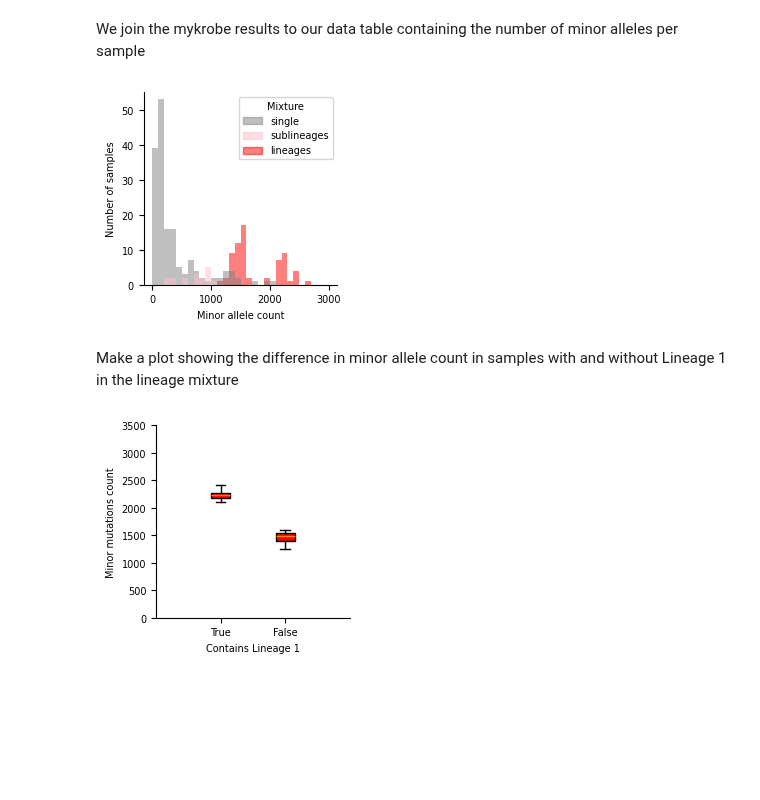
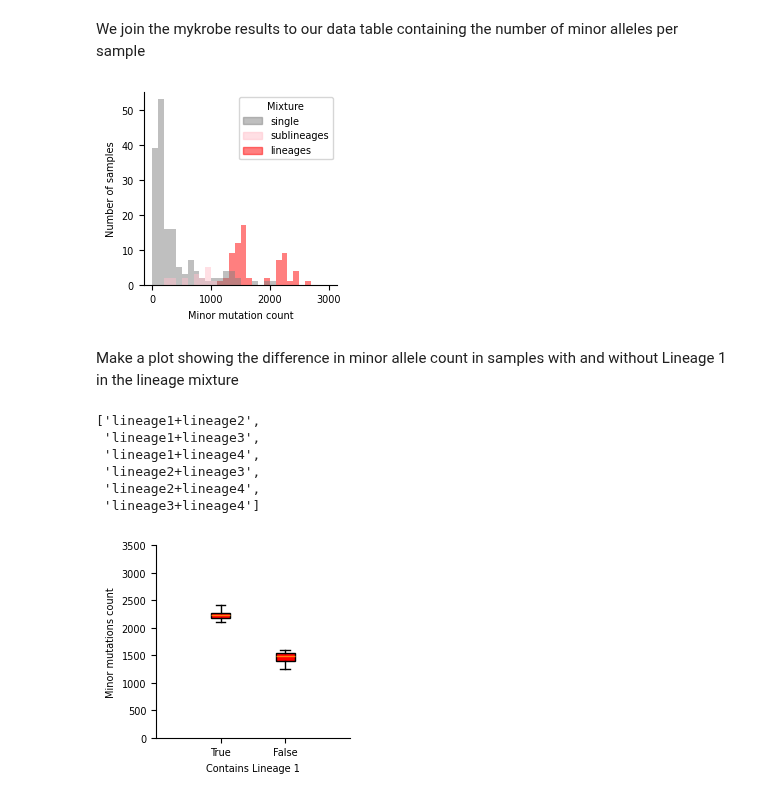
Before and after one commit to fowler-lab/tuberculosis-RNAP-subpopulations, a Jupyter notebook: analysis_refactored.ipynb, the cells around one changed output. Drawn from its saved outputs; the diff is of its cells as text; code cells hidden in the pictures; blank space fills up the shorter version.

```diff
--- a/analysis_refactored.ipynb
+++ b/analysis_refactored.ipynb
@@ -906,37 +909,53 @@ legend_order = ['single', 'sublineages', 'lineages']
 # Store proxies for the legend
 legend_proxies = {}
 
 # Loop through each group and plot its histogram
 for (label, group), color in zip(groups, colors):
     group['MINOR_COUNT'].plot(
         kind='hist',
         bins=range(0, 3100, 100),  # Adjust bin size if necessary
         color=color,
         alpha=0.5,  # Make bars semi-transparent for overlapping
         label=label,
         ax=ax
     )
     # Create a proxy artist for the legend
     if label in legend_order:
         legend_proxies[label] = mpatches.Patch(color=color, alpha=0.5)
 
 # Add the legend with the correct order
 ordered_proxies = [legend_proxies[label] for label in legend_order]
 ax.legend(ordered_proxies, legend_order, title='Mixture', loc='upper right')
 
 # Add labels and customize appearance
 ax.set_ylim(0, 55)
 ax.set_yticks(range(0, 60, 10))
-ax.set_xlabel('Minor allele count')
+ax.set_xlabel('Minor mutation count')
 ax.set_ylabel('Number of samples')
 ax.spines["top"].set_visible(False)
 ax.spines["right"].set_visible(False)
 
 fig.savefig('pdf/bar-lineage-minor-allele-counts.pdf', bbox_inches='tight', transparent=True)
 # %% [output]
-[figure, old version]
+[figure, new version]
 # %% [markdown]
 Make a plot showing the difference in minor allele count in samples with and without Lineage 1 in the lineage mixture
+# %%
+unique_lineages = variant_count_all.LINEAGES.unique()
+
+# keep only the sample with two lineages
+unique_lineages = [lineage for lineage in unique_lineages if '+' in lineage]
+
+unique_lineages = unique_lineages[:6]
+unique_lineages.sort()
+unique_lineages
+# %% [output]
+['lineage1+lineage2',
+ 'lineage1+lineage3',
+ 'lineage1+lineage4',
+ 'lineage2+lineage3',
+ 'lineage2+lineage4',
+ 'lineage3+lineage4']
 # %%
 #combine the bins for modern and ancient lineages, respectively
 unique_lineages_1 = unique_lineages[:3]
```
Also changed, not shown: parts of 9 cells of this notebook.
